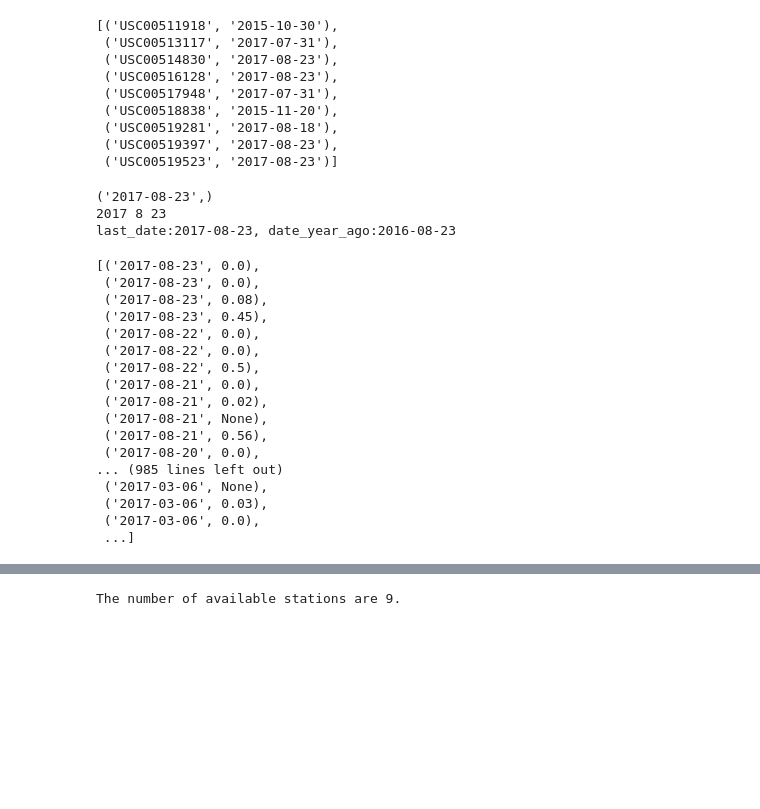
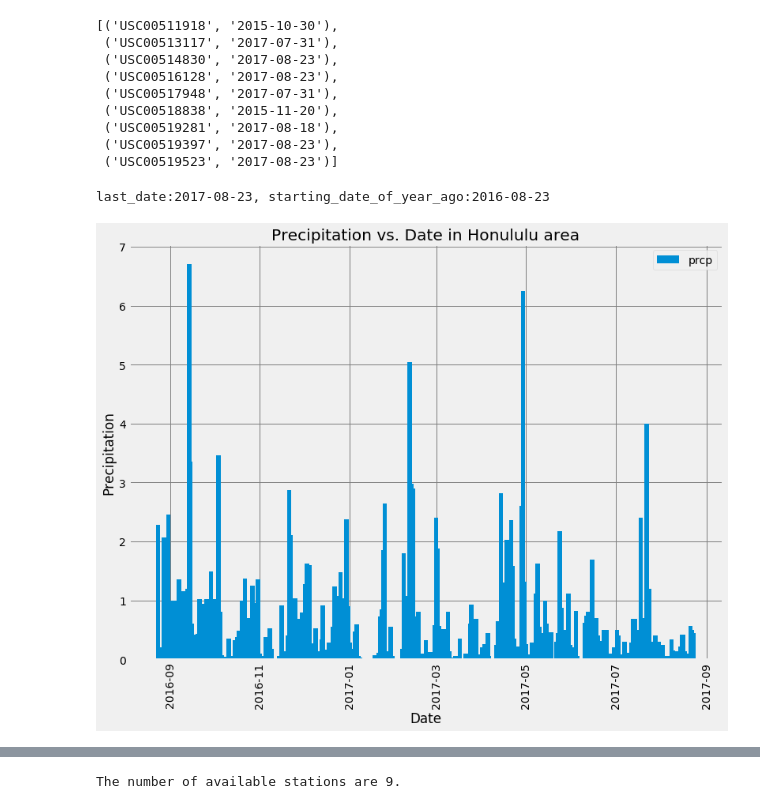
Before and after one commit to sjj1971/sqlalchemy-challenge, a Jupyter notebook: climate_starter.ipynb, the cells around one changed output, grey strips where cells are left out. Drawn from its saved outputs; the diff is of its cells as text; code cells hidden in the pictures; blank space fills up the shorter version.

```diff
--- a/climate_starter.ipynb
+++ b/climate_starter.ipynb
@@ -90,38 +91,42 @@ session.query(Measurement.station, func.max(Measurement.date)).group_by(Measurem
  ('USC00519523', '2017-08-23')]
 # %%
 # Design a query to retrieve the last 12 months of precipitation data and plot the results
-print(session.query(Measurement.date).order_by(Measurement.date.desc()).first())
 date_query = session.query(Measurement.date).order_by(Measurement.date.desc()).first()
 date_split = date_query[0].split("-")
-print(int(date_split[0]), int(date_split[1]), int(date_split[2]))
 last_date = dt.date(int(date_split[0]),int(date_split[1]), int(date_split[2]))
 date_year_ago = last_date - dt.timedelta(days=365)
-print(f'last_date:{last_date}, date_year_ago:{date_year_ago}')
+print(f'last_date:{last_date}, starting_date_of_year_ago:{date_year_ago}')
 
 # Perform a query to retrieve the data and precipitation scores
-precipitation_data = session.query(Measurement.date, Measurement.prcp)\
-                     .filter(Measurement.date > date_year_ago).order_by(Measurement.date.desc()).all()
+precipitation_data = session.query(Measurement.date, func.max(Measurement.prcp)).\
+    group_by(Measurement.date).filter(Measurement.date > date_year_ago).\
+    order_by(Measurement.date.desc()).statement
+
+# Save the query results as a Pandas DataFrame and set the index to the date column
+prcp_df = pd.read_sql_query(precipitation_data,session.bind)
+prcp_df.rename(columns={"max_1":"max_prcp"}, inplace=True)
+prcp_df.set_index('date', inplace=True)
+prcp_df.index=pd.to_datetime(prcp_df.index)
+
+# # Sort the dataframe by date
+# # Use Pandas Plotting with Matplotlib to plot the data
+# fig, ax = plt.subplots(figsize=(15,7))
+# prcp_df.plot(kind='bar', width=3, ax=ax)
+# ax.set_ylabel("Precipitation")
+# ax.set_xlabel("Date")
+# ax.set_title("...")
+# ax.xaxis.set_major_formatter(mdates.DateFormatter(fmt='%Y-%m-%d'))
+# ax.xaxis.set_major_locator(mdates.MonthLocator(interval=1))
+# ax.grid(axis='both', color='gray')
+plt.figure(figsize=(12,9))
+plt.bar(prcp_df.index, prcp_df.max_prcp, width=3, label='prcp')
+plt.xticks(rotation=90)
+plt.grid(axis='both', color='gray')
+plt.xlabel("Date")
+plt.ylabel("Precipitation")
+plt.legend(loc='upper right')
+plt.title('Precipitation vs. Date in Honululu area')
+plt.show()
 # %% [output]
-('2017-08-23',)
-2017 8 23
-last_date:2017-08-23, date_year_ago:2016-08-23
+last_date:2017-08-23, starting_date_of_year_ago:2016-08-23
+[figure, added]
-# %%
-precipitation_data
-# %% [output]
-[('2017-08-23', 0.0),
- ('2017-08-23', 0.0),
- ('2017-08-23', 0.08),
- ('2017-08-23', 0.45),
- ('2017-08-22', 0.0),
- ('2017-08-22', 0.0),
- ('2017-08-22', 0.5),
- ('2017-08-21', 0.0),
- ('2017-08-21', 0.02),
- ('2017-08-21', None),
- ('2017-08-21', 0.56),
- ('2017-08-20', 0.0),
-... (985 lines left out)
- ('2017-03-06', None),
- ('2017-03-06', 0.03),
- ('2017-03-06', 0.0),
- ...]
```
Also changed, not shown: parts of 9 cells of this notebook, 1 other file.
